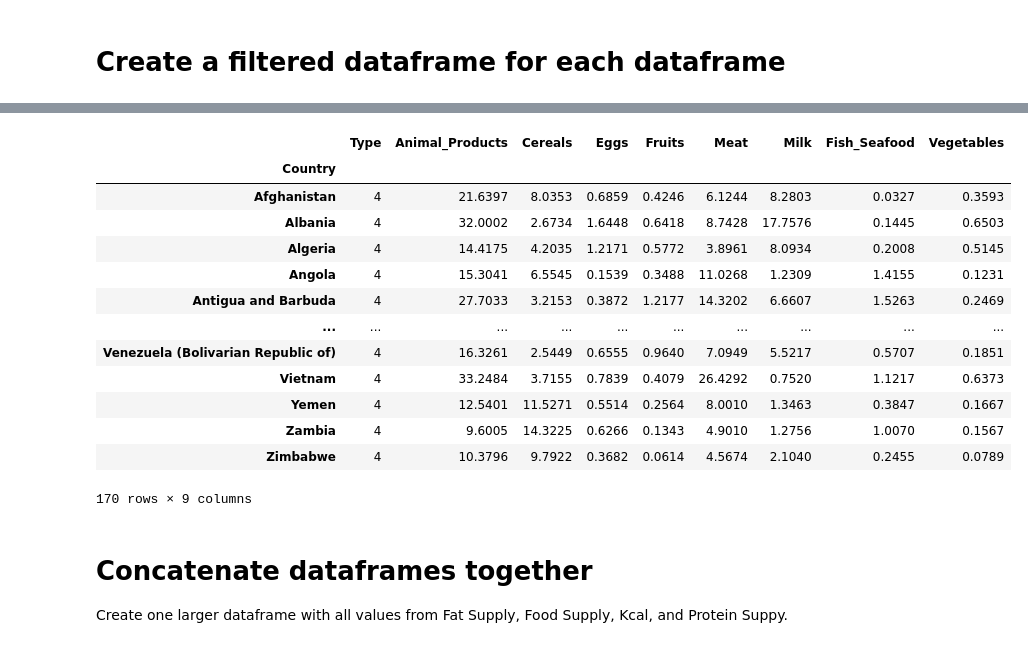
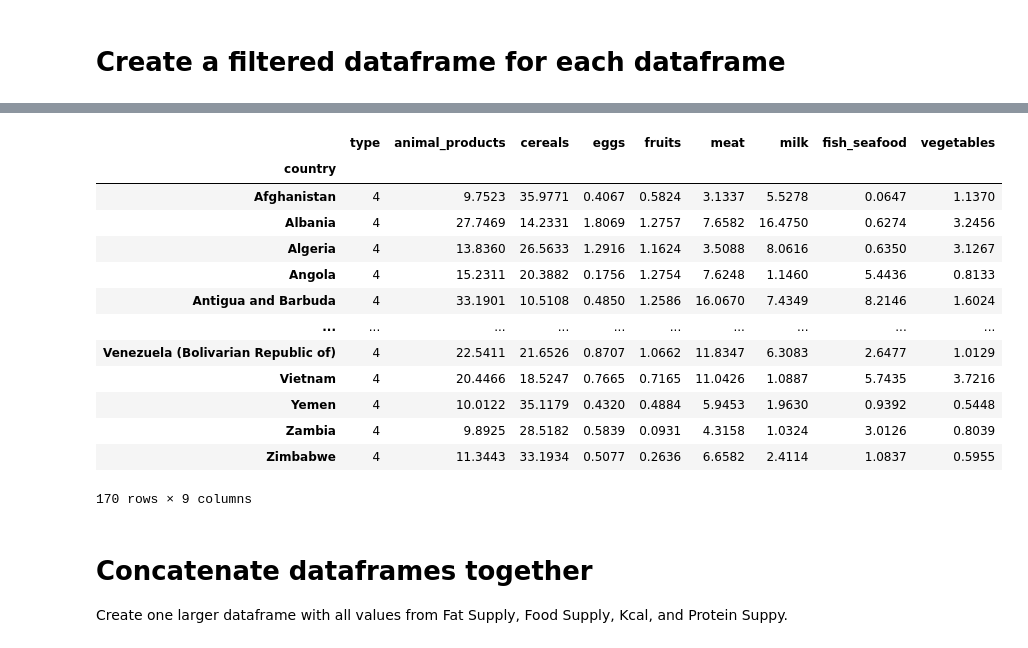
Before and after one commit to Danacw/ETL-Project, a Jupyter notebook: Covid_19_Diet.ipynb, the cells around one changed output, grey strips where cells are left out. Saved outputs shown, nothing was run; the diff lists cells and outputs as text; code cells hidden in the pictures.

```diff
--- a/Covid_19_Diet.ipynb
+++ b/Covid_19_Diet.ipynb
@@ -42,7 +42,7 @@ Food_Supply_Kcal_df.head()
 5 rows × 32 columns
 # %%
 Protein_Supply_Quantity = "Resources/Protein_Supply_Quantity_Data.csv"
-Protein_Supply_Quantity_df = pd.read_csv(Fat_Supply_Quantity)
+Protein_Supply_Quantity_df = pd.read_csv(Protein_Supply_Quantity)
 
 Protein_Supply_Quantity_df.head()
 # %% [output]
@@ -178,42 +178,41 @@ Food_Supply_Kcal_transformed
 # %%
 #Create a filtered dataframe from specific columns
 Protein_Supply_Quantity_cols = ['Country', 'Animal Products', 'Cereals - Excluding Beer',
                              'Eggs', 'Fruits - Excluding Wine', 'Meat', 'Milk - Excluding Butter', 'Fish, Seafood', 'Vegetables']
 Protein_Supply_Quantity_transformed= Protein_Supply_Quantity_df[Protein_Supply_Quantity_cols].copy()
 
 #Rename column headers
-Protein_Supply_Quantity_transformed = Protein_Supply_Quantity_transformed.rename(columns={'Country': 'Country',
-                                                                                    'Animal Products':'Animal_Products',
-                                                                                    'Cereals - Excluding Beer':'Cereals',
-                                                                                    'Eggs':'Eggs',
-                                                                                    'Fruits - Excluding Wine': 'Fruits',
-                                                                                    'Meat':'Meat',
-                                                                                    'Milk - Excluding Butter':'Milk',
-                                                                                    'Fish, Seafood': 'Fish_Seafood',
-                                                                                    'Vegetables':'Vegetables'})
-
+Protein_Supply_Quantity_transformed = Protein_Supply_Quantity_transformed.rename(columns={'Country': 'country',
+                                                                                    'Animal Products':'animal_products',
+                                                                                    'Cereals - Excluding Beer':'cereals',
+                                                                                    'Eggs':'eggs',
+                                                                                    'Fruits - Excluding Wine': 'fruits',
+                                                                                    'Meat':'meat',
+                                                                                    'Milk - Excluding Butter':'milk',
+                                                                                    'Fish, Seafood': 'fish_seafood',
+                                                                                    'Vegetables':'vegetables'})
 
 #Clean the data by dropping duplicates and setting the index
-Protein_Supply_Quantity_transformed.drop_duplicates("Country", inplace=True)
-Protein_Supply_Quantity_transformed.set_index("Country", inplace=True)
+Protein_Supply_Quantity_transformed.drop_duplicates("country", inplace=True)
+Protein_Supply_Quantity_transformed.set_index("country", inplace=True)
 
-Protein_Supply_Quantity_transformed.insert(0,'Type', 4)
+Protein_Supply_Quantity_transformed.insert(0,'type', 4)
 
 Protein_Supply_Quantity_transformed
 # %% [output]
-|  | Type | Animal_Products | Cereals | Eggs | Fruits | Meat | Milk | Fish_Seafood | Vegetables |
-| Country |  |  |  |  |  |  |  |  |  |
-| Afghanistan | 4 | 21.6397 | 8.0353 | 0.6859 | 0.4246 | 6.1244 | 8.2803 | 0.0327 | 0.3593 |
-| Albania | 4 | 32.0002 | 2.6734 | 1.6448 | 0.6418 | 8.7428 | 17.7576 | 0.1445 | 0.6503 |
-| Algeria | 4 | 14.4175 | 4.2035 | 1.2171 | 0.5772 | 3.8961 | 8.0934 | 0.2008 | 0.5145 |
-| Angola | 4 | 15.3041 | 6.5545 | 0.1539 | 0.3488 | 11.0268 | 1.2309 | 1.4155 | 0.1231 |
-| Antigua and Barbuda | 4 | 27.7033 | 3.2153 | 0.3872 | 1.2177 | 14.3202 | 6.6607 | 1.5263 | 0.2469 |
+|  | type | animal_products | cereals | eggs | fruits | meat | milk | fish_seafood | vegetables |
+| country |  |  |  |  |  |  |  |  |  |
+| Afghanistan | 4 | 9.7523 | 35.9771 | 0.4067 | 0.5824 | 3.1337 | 5.5278 | 0.0647 | 1.1370 |
+| Albania | 4 | 27.7469 | 14.2331 | 1.8069 | 1.2757 | 7.6582 | 16.4750 | 0.6274 | 3.2456 |
+| Algeria | 4 | 13.8360 | 26.5633 | 1.2916 | 1.1624 | 3.5088 | 8.0616 | 0.6350 | 3.1267 |
+| Angola | 4 | 15.2311 | 20.3882 | 0.1756 | 1.2754 | 7.6248 | 1.1460 | 5.4436 | 0.8133 |
+| Antigua and Barbuda | 4 | 33.1901 | 10.5108 | 0.4850 | 1.2586 | 16.0670 | 7.4349 | 8.2146 | 1.6024 |
 | ... | ... | ... | ... | ... | ... | ... | ... | ... | ... |
-| Venezuela (Bolivarian Republic of) | 4 | 16.3261 | 2.5449 | 0.6555 | 0.9640 | 7.0949 | 5.5217 | 0.5707 | 0.1851 |
-| Vietnam | 4 | 33.2484 | 3.7155 | 0.7839 | 0.4079 | 26.4292 | 0.7520 | 1.1217 | 0.6373 |
-| Yemen | 4 | 12.5401 | 11.5271 | 0.5514 | 0.2564 | 8.0010 | 1.3463 | 0.3847 | 0.1667 |
-| Zambia | 4 | 9.6005 | 14.3225 | 0.6266 | 0.1343 | 4.9010 | 1.2756 | 1.0070 | 0.1567 |
-| Zimbabwe | 4 | 10.3796 | 9.7922 | 0.3682 | 0.0614 | 4.5674 | 2.1040 | 0.2455 | 0.0789 |
+| Venezuela (Bolivarian Republic of) | 4 | 22.5411 | 21.6526 | 0.8707 | 1.0662 | 11.8347 | 6.3083 | 2.6477 | 1.0129 |
+| Vietnam | 4 | 20.4466 | 18.5247 | 0.7665 | 0.7165 | 11.0426 | 1.0887 | 5.7435 | 3.7216 |
+| Yemen | 4 | 10.0122 | 35.1179 | 0.4320 | 0.4884 | 5.9453 | 1.9630 | 0.9392 | 0.5448 |
+| Zambia | 4 | 9.8925 | 28.5182 | 0.5839 | 0.0931 | 4.3158 | 1.0324 | 3.0126 | 0.8039 |
+| Zimbabwe | 4 | 11.3443 | 33.1934 | 0.5077 | 0.2636 | 6.6582 | 2.4114 | 1.0837 | 0.5955 |
 170 rows × 9 columns
 # %% [markdown]
 # Concatenate  dataframes together
```
Also changed, not shown: parts of 13 cells of this notebook, 3 other files.
